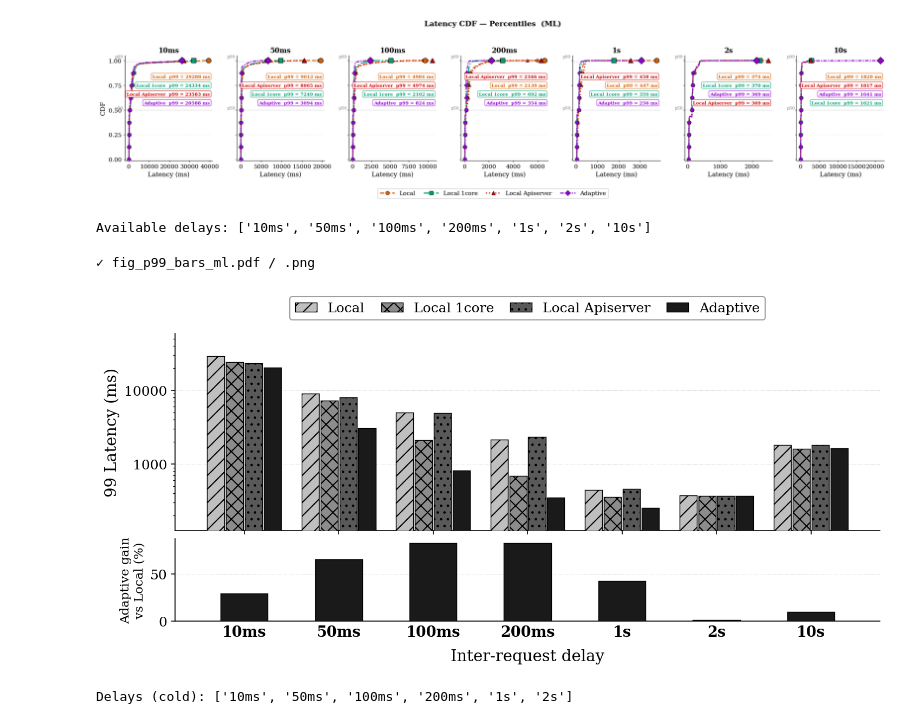
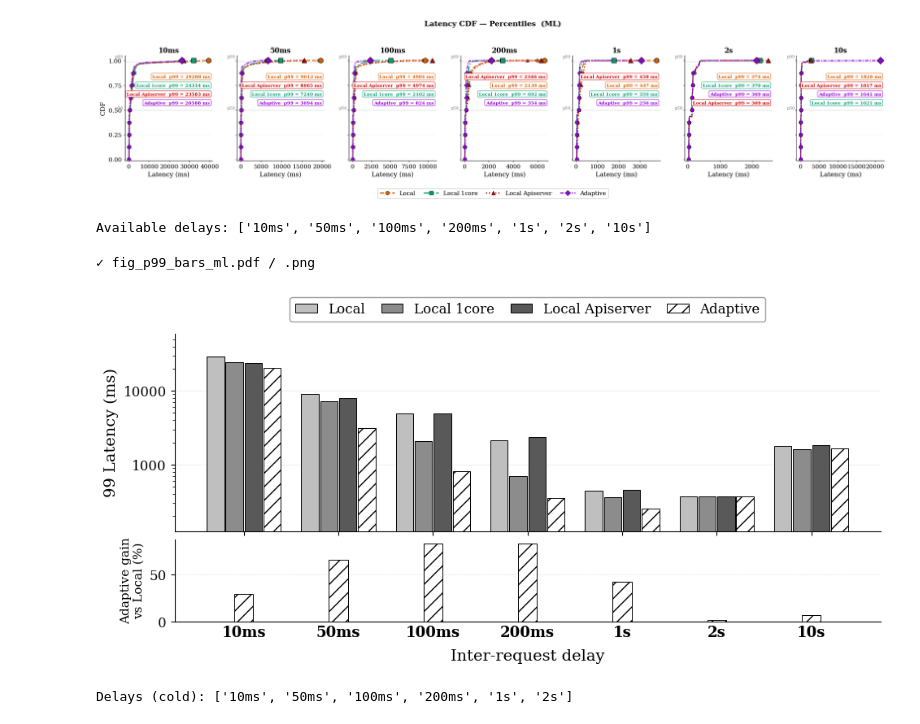
Before and after one commit to Tchoutcha/kubernetes-edge-research, a Jupyter notebook: Final_dataset/resultats_decomposed_with_energie/ML/all_data/Untitled5.ipynb, the cells around one changed output. Cells and saved outputs as stored; diff of their text form; code cells hidden in the pictures.

```diff
--- a/Final_dataset/resultats_decomposed_with_energie/ML/all_data/Untitled5.ipynb
+++ b/Final_dataset/resultats_decomposed_with_energie/ML/all_data/Untitled5.ipynb
@@ -557,10 +541,10 @@ plt.rcParams.update({
 
 # ── Palette: grayscale + hatching (B&W-safe, no Hybrid) ──────────────────────
 STYLES = {
-    "Local":            {"color": "0.75", "hatch": "//"},
-    "Local 1core":      {"color": "0.55", "hatch": "xx"},
-    "Local Apiserver":  {"color": "0.35", "hatch": ".."},
-    "Adaptive":         {"color": "0.10", "hatch": None},
+    "Local":            {"color": "0.75", "hatch": None},
+    "Local 1core":      {"color": "0.55", "hatch": None},
+    "Local Apiserver":  {"color": "0.35", "hatch": None},
+    "Adaptive":         {"color": "white", "hatch": "//"},
 }
 MODES = list(STYLES.keys())
 
@@ -625,36 +609,36 @@ for i, m in enumerate(MODES):
 ax.set_ylabel("99 Latency (ms)")
 ax.grid(True, axis="y", linestyle=":", linewidth=0.4, color="0.75", zorder=0)
 ax.set_yscale("log")
 ax.yaxis.set_major_formatter(ticker.ScalarFormatter())
 ax.margins(y=0.15)
 
 ax.legend(
     loc="upper center", ncol=n_modes, bbox_to_anchor=(0.5, 1.22),
     frameon=True, framealpha=0.95, edgecolor="0.6", handlelength=1.6,
     columnspacing=1.2,
 )
 
 # ── Bottom panel: % reduction of Adaptive vs best static baseline ────────────
 bar_colors = ["0.10" if v >= 0 else "0.75" for v in reduction_pct]
-ax2.bar(x, reduction_pct, width=0.5, color=bar_colors, edgecolor="black",
+ax2.bar(x, reduction_pct, width=0.2, color="white", edgecolor="black",hatch="//",
         linewidth=0.7, zorder=3)
-ax2.axhline(0, color="black", linewidth=0.8, zorder=2)
+ax2.axhline(0, color="white", linewidth=0.8, zorder=1)
 ax2.set_ylabel("Adaptive gain\nvs Local (%)", fontsize=11)
 ax2.grid(True, axis="y", linestyle=":", linewidth=0.4, color="0.75", zorder=0)
 
 ax2.set_xlabel("Inter-request delay", labelpad=8)
 ax2.set_xticks(x)
 ax2.set_xticklabels(available, fontweight="bold")
 ax2.tick_params(axis="x", length=0)
 
 plt.tight_layout()
 fig.savefig("fig_p99_bars_ml.pdf", dpi=300, bbox_inches="tight")
 fig.savefig("fig_p99_bars_ml.png", dpi=300, bbox_inches="tight")
 print("✓ fig_p99_bars_ml.pdf / .png")
 # %% [output]
 Available delays: ['10ms', '50ms', '100ms', '200ms', '1s', '2s', '10s']
 ✓ fig_p99_bars_ml.pdf / .png
-[figure, old version]
+[figure, new version]
 # %%
 import pandas as pd
 import matplotlib.pyplot as plt
```
Also changed, not shown: parts of 2 cells of this notebook, 24 other files.
